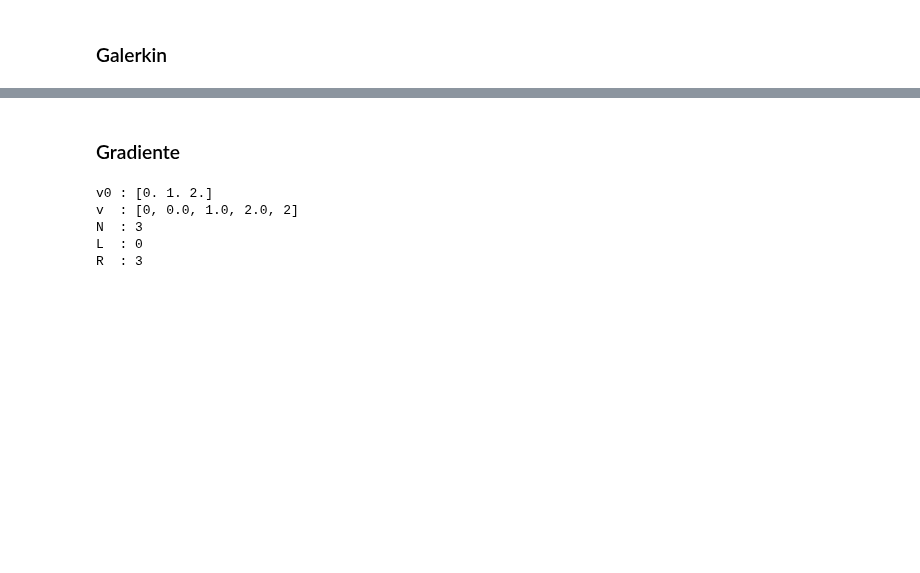
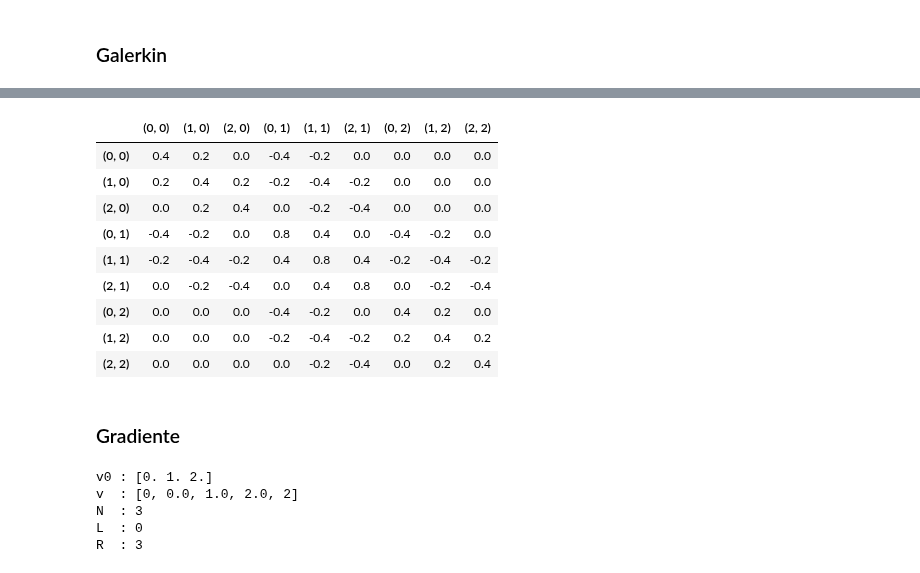
Before and after one commit to EliaStocco/Bspline, a Jupyter notebook: python/Test.ipynb, the cells around one changed output, grey strips where cells are left out. Saved outputs shown, nothing was run; the diff lists cells and outputs as text; code cells hidden in the pictures; blank space fills up the shorter version.

```diff
--- a/python/Test.ipynb
+++ b/python/Test.ipynb
@@ -899,0 +920,22 @@ bs.stiffness_matrix()
+# %%
+self = bs
+opts = {"delta":[6,6]}
+opts = self.prepare_opts(opts)
+sm = self.stiffness_matrix(opts)
+lv = self.load_vector(func,opts)
+
+sm[abs(sm) < 1e-6 ] = 0.0
+lv[abs(lv) < 1e-6 ] = 0.0
+
+sm.replace(np.nan,0.0,inplace=True)
+lv.replace(np.nan,0.0,inplace=True)
+
+smnp = np.asarray(sm)
+lvnp = np.asarray(lv)
+
+cp  = np.linalg.solve(smnp,lvnp)
+out = pd.DataFrame(cp,index=sm.index,columns=["cp"])
+
+for i in range(len(cp)):
+    j = out.index[i]
+    self._cp[j]  = out.at[j,"cp"]
@@ -926,3 +1152,16 @@ bs.overlap_matrix()
+# %%
+sm[0]
+# %% [output]
+|  | (0, 0) | (1, 0) | (2, 0) | (0, 1) | (1, 1) | (2, 1) | (0, 2) | (1, 2) | (2, 2) |
+| (0, 0) | 0.4 | 0.2 | 0.0 | -0.4 | -0.2 | 0.0 | 0.0 | 0.0 | 0.0 |
+| (1, 0) | 0.2 | 0.4 | 0.2 | -0.2 | -0.4 | -0.2 | 0.0 | 0.0 | 0.0 |
+| (2, 0) | 0.0 | 0.2 | 0.4 | 0.0 | -0.2 | -0.4 | 0.0 | 0.0 | 0.0 |
+| (0, 1) | -0.4 | -0.2 | 0.0 | 0.8 | 0.4 | 0.0 | -0.4 | -0.2 | 0.0 |
+| (1, 1) | -0.2 | -0.4 | -0.2 | 0.4 | 0.8 | 0.4 | -0.2 | -0.4 | -0.2 |
+| (2, 1) | 0.0 | -0.2 | -0.4 | 0.0 | 0.4 | 0.8 | 0.0 | -0.2 | -0.4 |
+| (0, 2) | 0.0 | 0.0 | 0.0 | -0.4 | -0.2 | 0.0 | 0.4 | 0.2 | 0.0 |
+| (1, 2) | 0.0 | 0.0 | 0.0 | -0.2 | -0.4 | -0.2 | 0.2 | 0.4 | 0.2 |
+| (2, 2) | 0.0 | 0.0 | 0.0 | 0.0 | -0.2 | -0.4 | 0.0 | 0.2 | 0.4 |
 # %% [markdown]
 ### Gradiente
 # %%
```
Also changed, not shown: parts of 15 cells of this notebook, 2 other files.
